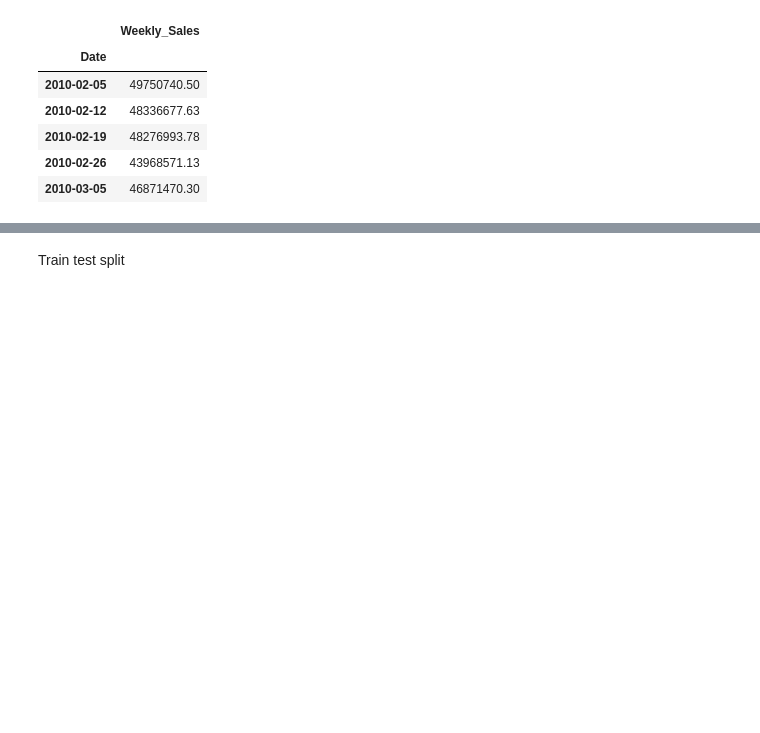
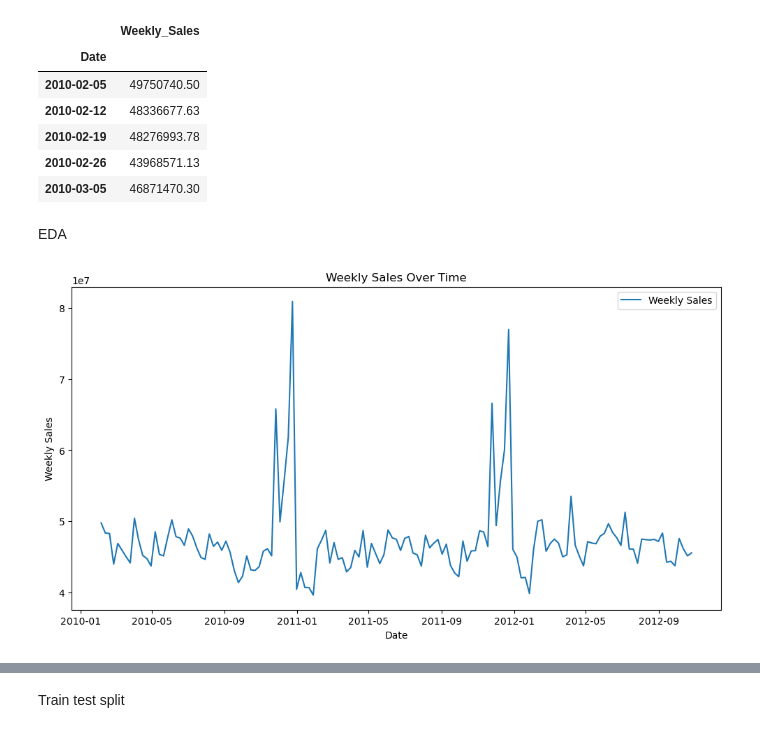
Before and after one commit to BhargavaaPenz/Walmart-Sales, a Jupyter notebook: Walmart_sales.ipynb, the cells around one changed output, grey strips where cells are left out. Cells and saved outputs as stored; diff of their text form; code cells hidden in the pictures; blank space fills up the shorter version.

```diff
--- a/Walmart_sales.ipynb
+++ b/Walmart_sales.ipynb
@@ -37,3 +36,15 @@ data.head()
 | 2010-02-19 | 48276993.78 |
 | 2010-02-26 | 43968571.13 |
 | 2010-03-05 | 46871470.30 |
+# %% [markdown]
+EDA
+# %%
+plt.figure(figsize=(12, 6))
+plt.plot(data.index, data['Weekly_Sales'], label='Weekly Sales')
+plt.title('Weekly Sales Over Time')
+plt.xlabel('Date')
+plt.ylabel('Weekly Sales')
+plt.legend()
+plt.show()
+# %% [output]
+[figure, added]
```
Also changed, not shown: parts of 5 cells of this notebook.
